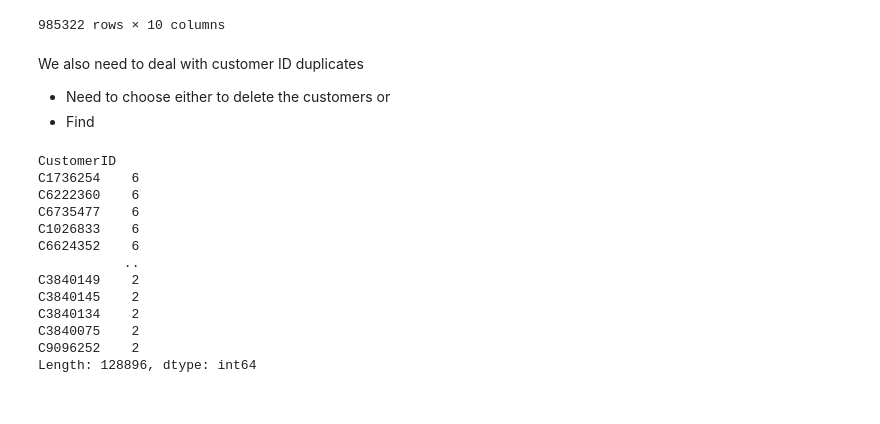
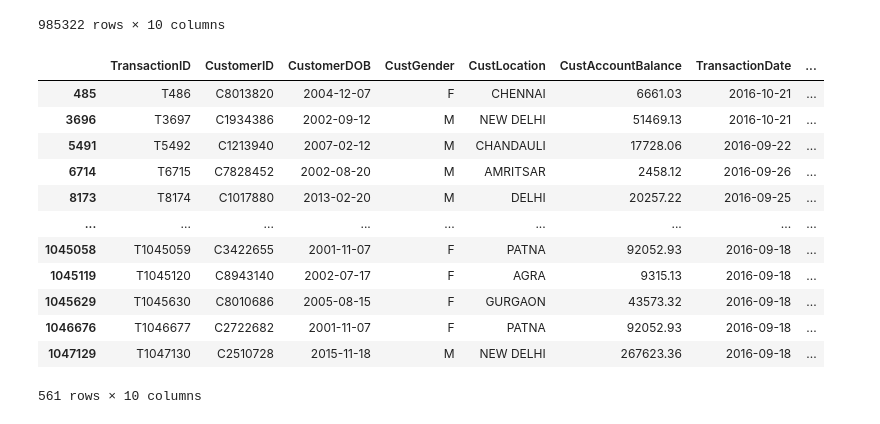
Before and after one commit to m1hammad/customer_segmentation, a Jupyter notebook: cust-seg.ipynb, the cells around one changed output. Cells and saved outputs as stored; diff of their text form; code cells hidden in the pictures.

Commit message:
all data cleaning done, accountID and newCustomerID made, Removed users under 16

```diff
--- a/cust-seg.ipynb
+++ b/cust-seg.ipynb
@@ -141,6 +136,7 @@ Name: count, Length: 17232, dtype: int64
 # %%
 bank_data["CustomerDOB"] = pd.to_datetime(bank_data["CustomerDOB"])
 bank_data["TransactionDate"] = pd.to_datetime(bank_data["TransactionDate"])
-bank_data.loc[bank_data.CustomerDOB.dt.year >= bank_data.TransactionDate.dt.year, 'CustomerDOB']  = bank_data.loc[bank_data.CustomerDOB.dt.year >= bank_data.TransactionDate.dt.year, 'CustomerDOB'] - pd.DateOffset(years=100)
+print((bank_data.TransactionDate.dt.year - 15))
+bank_data.loc[bank_data.CustomerDOB.dt.year >= bank_data.TransactionDate.dt.year, 'CustomerDOB']  = bank_data.loc[bank_data.CustomerDOB.dt.year >= (bank_data.TransactionDate.dt.year ), 'CustomerDOB'] - pd.DateOffset(years=100)
 bank_data
 # %% [output]
@@ -176,25 +184,20 @@ bank_data
 | 1048565 | T1048566 | C6420483 | 1978-08-30 | M | VISAKHAPATNAM | 10117.87 | 2016-09-18 | ... |
 | 1048566 | T1048567 | C8337524 | 1984-05-03 | M | PUNE | 75734.42 | 2016-09-18 | ... |
 985322 rows × 10 columns
-# %% [markdown]
-We also need to deal with customer ID duplicates
-- Need to choose either to delete the customers or
-- Find
-# %%
-duplicates = bank_data.pivot_table(index=['CustomerID'], aggfunc='size')
-duplicate_customer_id = duplicates[duplicates > 1].sort_values(ascending=False)
-duplicate_customer_id
-# %% [output]
-CustomerID
-C1736254    6
-C6222360    6
-C6735477    6
-C1026833    6
-C6624352    6
-           ..
-C3840149    2
-C3840145    2
-C3840134    2
-C3840075    2
-C9096252    2
-Length: 128896, dtype: int64
+# %%
+underage_customres = bank_data.loc[(bank_data["CustomerAge"] < 16)  , :]
+underage_customres
+# %% [output]
+|  | TransactionID | CustomerID | CustomerDOB | CustGender | CustLocation | CustAccountBalance | TransactionDate | ... |
+| 485 | T486 | C8013820 | 2004-12-07 | F | CHENNAI | 6661.03 | 2016-10-21 | ... |
+| 3696 | T3697 | C1934386 | 2002-09-12 | M | NEW DELHI | 51469.13 | 2016-10-21 | ... |
+| 5491 | T5492 | C1213940 | 2007-02-12 | M | CHANDAULI | 17728.06 | 2016-09-22 | ... |
+| 6714 | T6715 | C7828452 | 2002-08-20 | M | AMRITSAR | 2458.12 | 2016-09-26 | ... |
+| 8173 | T8174 | C1017880 | 2013-02-20 | M | DELHI | 20257.22 | 2016-09-25 | ... |
+| ... | ... | ... | ... | ... | ... | ... | ... | ... |
+| 1045058 | T1045059 | C3422655 | 2001-11-07 | F | PATNA | 92052.93 | 2016-09-18 | ... |
+| 1045119 | T1045120 | C8943140 | 2002-07-17 | F | AGRA | 9315.13 | 2016-09-18 | ... |
+| 1045629 | T1045630 | C8010686 | 2005-08-15 | F | GURGAON | 43573.32 | 2016-09-18 | ... |
+| 1046676 | T1046677 | C2722682 | 2001-11-07 | F | PATNA | 92052.93 | 2016-09-18 | ... |
+| 1047129 | T1047130 | C2510728 | 2015-11-18 | M | NEW DELHI | 267623.36 | 2016-09-18 | ... |
+561 rows × 10 columns
```
Also changed, not shown: parts of 19 cells of this notebook.
